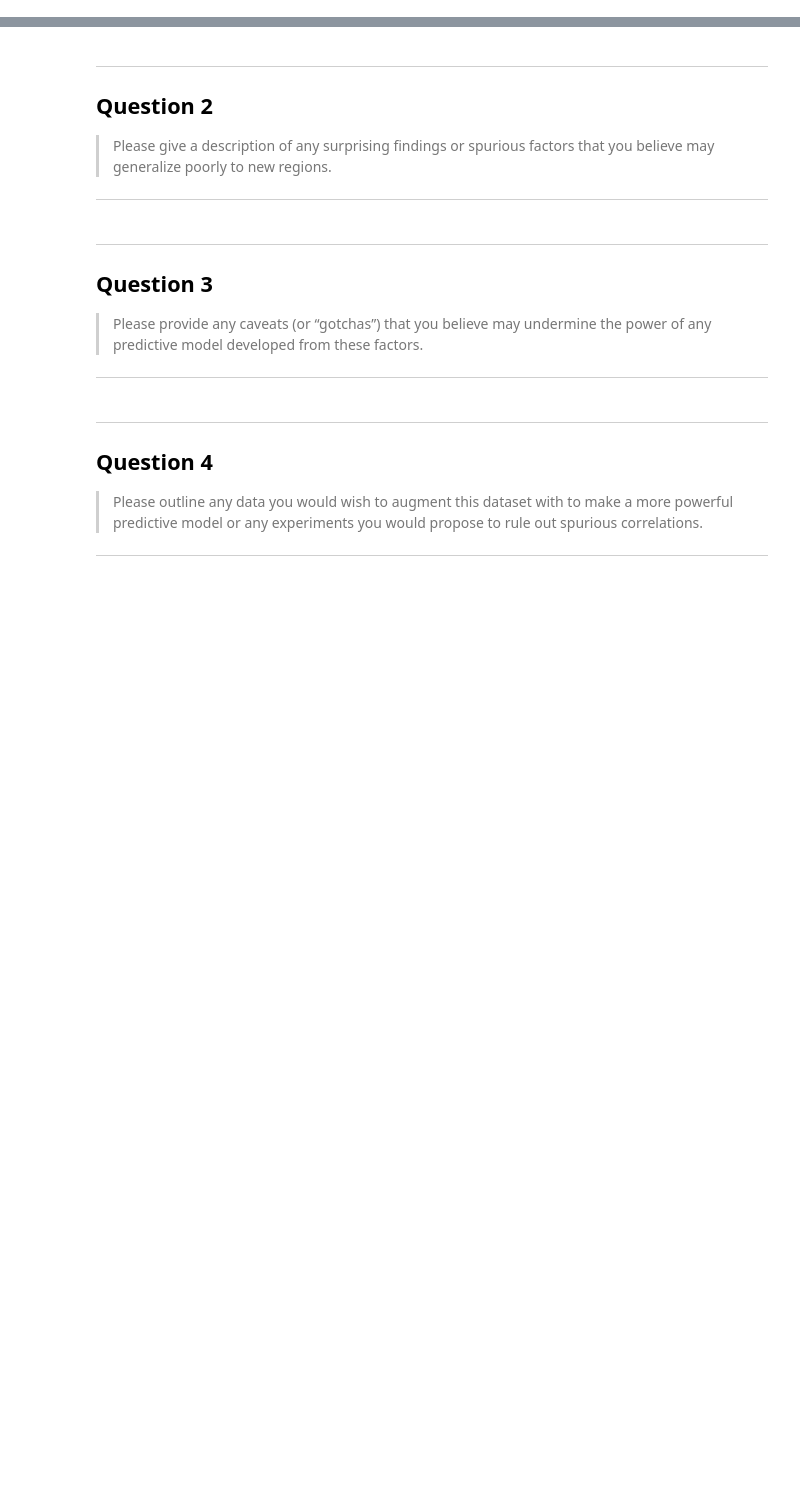
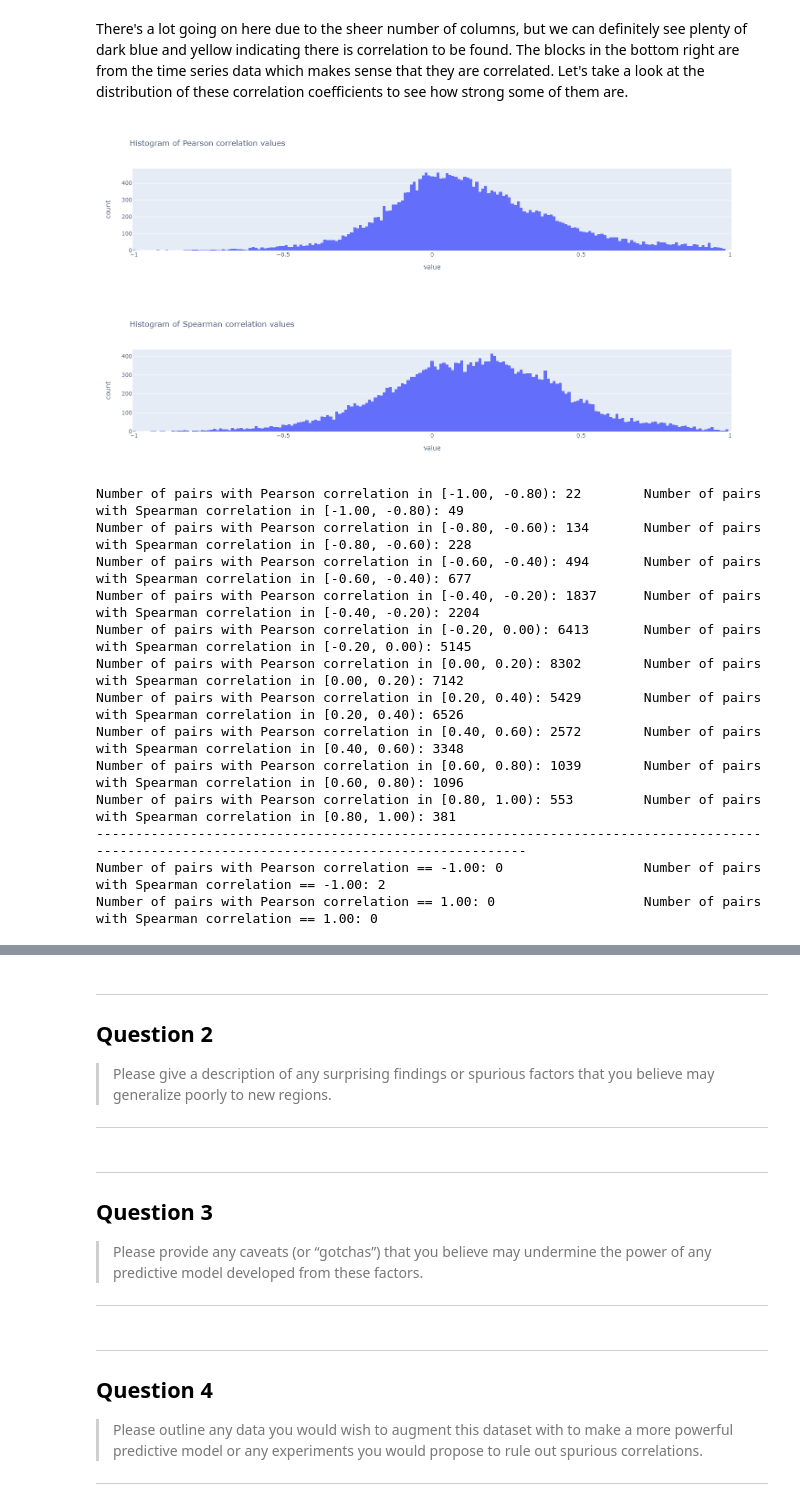
Before and after one commit to lukekh/SolarExercise, a Jupyter notebook: Analysis.ipynb, the cells around one changed output, grey strips where cells are left out. Cells and saved outputs as stored; diff of their text form; code cells hidden in the pictures; blank space fills up the shorter version.

```diff
--- a/Analysis.ipynb
+++ b/Analysis.ipynb
@@ -36,0 +217,65 @@ df = pd.read_excel('Brisbane Suburbs Stats Separated V2.0.xlsx')
+# %% [markdown]
+There's a lot going on here due to the sheer number of columns, but we can definitely see plenty of dark blue and yellow indicating there is correlation to be found. The blocks in the bottom right are from the time series data which makes sense that they are correlated. Let's take a look at the distribution of these correlation coefficients to see how strong some of them are.
+# %%
+# Flatten correlation matrix
+# Note: only need to count up to the ith element in each row since matrix is symmetric with 1s along the
+#       diagonal which we can exclude (as they offer no insight)
+corr_vals = [item for i, row in enumerate(correlation_mat.values.tolist()) for item in row[:i]]
+spearman_vals = [item for i, row in enumerate(spearman_mat.values.tolist()) for item in row[:i]]
+
+# Histogram of correlation values to determine what the correlation looks like
+# This could be better as a density but I find it more informative as a count
+fig = px.histogram(
+    corr_vals,
+    title='Histogram of Pearson correlation values'
+)
+
+fig.update_layout(showlegend=False)
+fig.show()
+
+fig = px.histogram(
+    spearman_vals,
+    title='Histogram of Spearman correlation values',
+)
+
+fig.update_layout(showlegend=False)
+fig.show()
+
+# This can probably go but I was just interested in seeing the counts
+n = 10
+for i in range(n):
+    lower, upper = 2*i/n - 1, 2*(i+1)/n - 1
+    # Print number of pairs in different correlation bands for extra context
+    print(
+        f"Number of pairs with Pearson correlation in [{lower:0.2f}, {upper:0.2f}): {len([v for v in corr_vals if lower <= v < upper])}".ljust(70) +\
+        f"Number of pairs with Spearman correlation in [{lower:0.2f}, {upper:0.2f}): {len([v for v in spearman_vals if lower <= v < upper])}"
+    )
+
+print("-"*140)
+
+# Just to make sure there are none perfectly correlated
+print(
+    f"Number of pairs with Pearson correlation == {-1:0.2f}: {len([v for v in corr_vals if v == -1])}".ljust(70) +\
+    f"Number of pairs with Spearman correlation == {-1:0.2f}: {len([v for v in spearman_vals if v == -1])}"
+)
+
+print(
+    f"Number of pairs with Pearson correlation == {1:0.2f}: {len([v for v in corr_vals if v == 1])}".ljust(70) +\
+    f"Number of pairs with Spearman correlation == {1:0.2f}: {len([v for v in spearman_vals if v == 1])}"
+)
+# %% [output]
+[figure, added]
+[figure, added]
+Number of pairs with Pearson correlation in [-1.00, -0.80): 22        Number of pairs with Spearman correlation in [-1.00, -0.80): 49
+Number of pairs with Pearson correlation in [-0.80, -0.60): 134       Number of pairs with Spearman correlation in [-0.80, -0.60): 228
+Number of pairs with Pearson correlation in [-0.60, -0.40): 494       Number of pairs with Spearman correlation in [-0.60, -0.40): 677
+Number of pairs with Pearson correlation in [-0.40, -0.20): 1837      Number of pairs with Spearman correlation in [-0.40, -0.20): 2204
+Number of pairs with Pearson correlation in [-0.20, 0.00): 6413       Number of pairs with Spearman correlation in [-0.20, 0.00): 5145
+Number of pairs with Pearson correlation in [0.00, 0.20): 8302        Number of pairs with Spearman correlation in [0.00, 0.20): 7142
+Number of pairs with Pearson correlation in [0.20, 0.40): 5429        Number of pairs with Spearman correlation in [0.20, 0.40): 6526
+Number of pairs with Pearson correlation in [0.40, 0.60): 2572        Number of pairs with Spearman correlation in [0.40, 0.60): 3348
+Number of pairs with Pearson correlation in [0.60, 0.80): 1039        Number of pairs with Spearman correlation in [0.60, 0.80): 1096
+Number of pairs with Pearson correlation in [0.80, 1.00): 553         Number of pairs with Spearman correlation in [0.80, 1.00): 381
+--------------------------------------------------------------------------------------------------------------------------------------------
+Number of pairs with Pearson correlation == -1.00: 0                  Number of pairs with Spearman correlation == -1.00: 2
+Number of pairs with Pearson correlation == 1.00: 0                   Number of pairs with Spearman correlation == 1.00: 0
```
Also changed, not shown: parts of 23 cells of this notebook.
